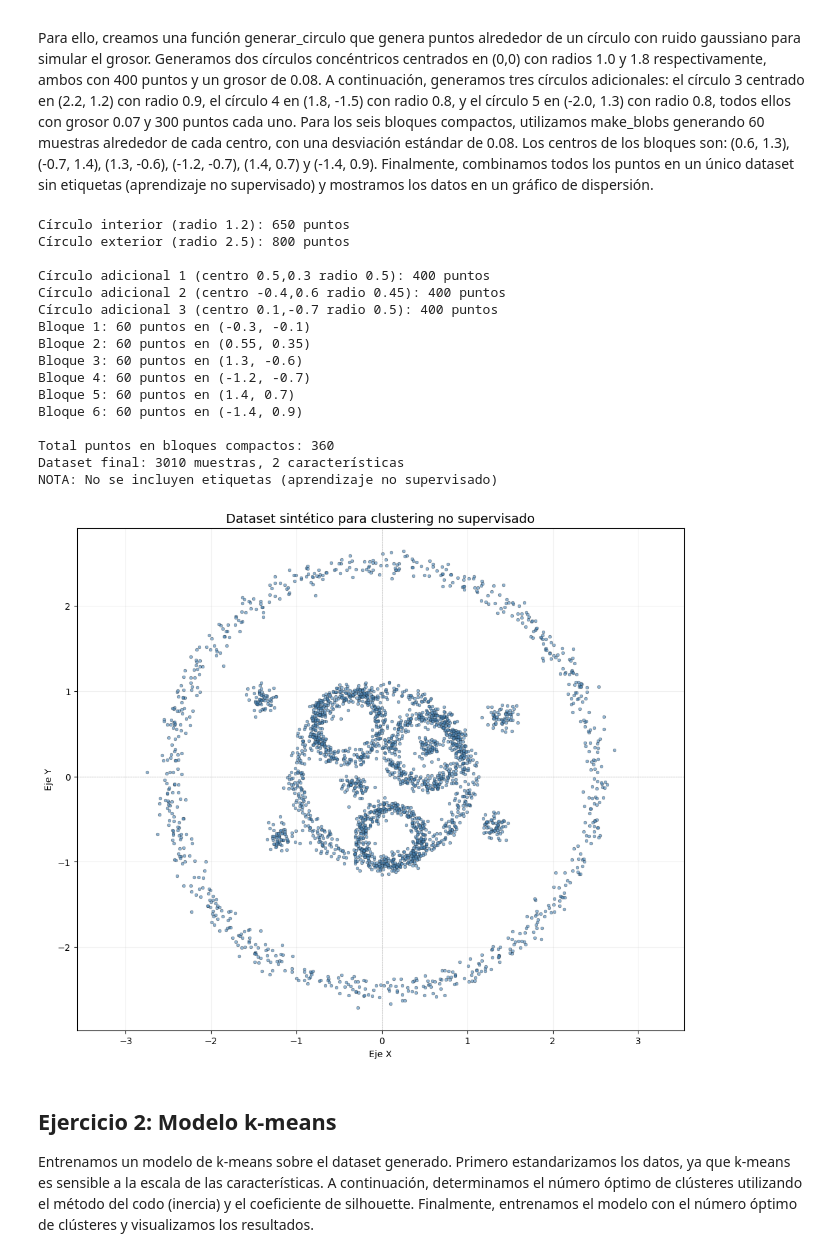
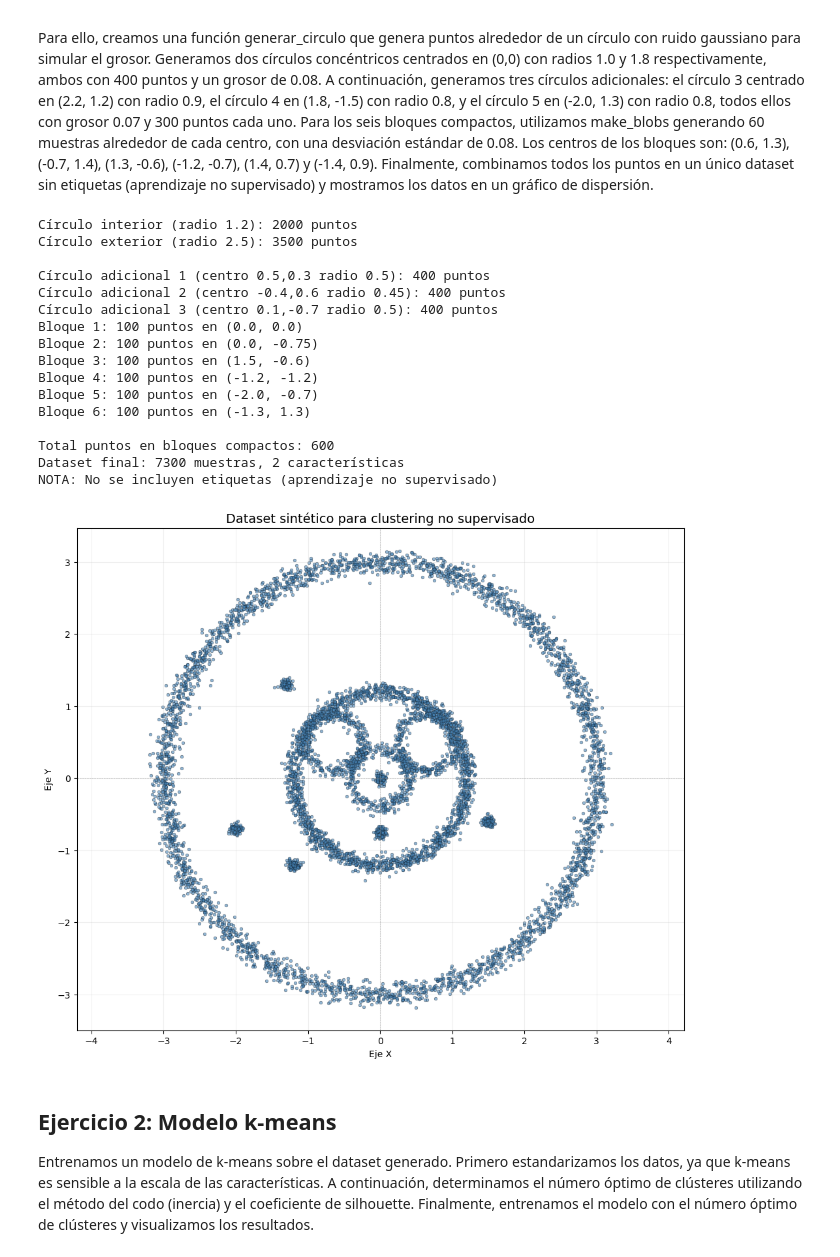
Before and after one commit to alex-rubino-fernandez/machine-learning-activities, a Jupyter notebook: act2-unsupervised-clustering/gcd_aa2_act2_alex_rubino.ipynb, the cells around one changed output. Saved outputs shown, nothing was run; the diff lists cells and outputs as text; code cells hidden in the pictures.

```diff
--- a/act2-unsupervised-clustering/gcd_aa2_act2_alex_rubino.ipynb
+++ b/act2-unsupervised-clustering/gcd_aa2_act2_alex_rubino.ipynb
@@ -39,20 +39,20 @@ def generar_circulo(centro_x, centro_y, radio, n_puntos, grosor):
     return np.column_stack([x, y])
 
 # Dos círculos concéntricos en (0,0)
-circulo_int = generar_circulo(0, 0, 1, 650, 0.06)   # círculo interior
-circulo_ext = generar_circulo(0, 0, 2.5, 800, 0.08)   # círculo exterior
+circulo_int = generar_circulo(0, 0, 1.2, 2000, 0.06)   # círculo interior
+circulo_ext = generar_circulo(0, 0, 3.0, 3500, 0.08)   # círculo exterior
 
 print(f"Círculo interior (radio 1.2): {circulo_int.shape[0]} puntos")
 print(f"Círculo exterior (radio 2.5): {circulo_ext.shape[0]} puntos")
 
 # Círculo 1: centrado en (0.5, 0.3) con radio 0.40
-circulo_adicional1 = generar_circulo(0.5, 0.3, 0.4, 400, 0.05)
+circulo_adicional1 = generar_circulo(0.65, 0.5, 0.4, 400, 0.05)
 
 # Círculo 2: centrado en (-0.4, 0.6) con radio 0.40
-circulo_adicional2 = generar_circulo(-0.4, 0.6, 0.4, 400, 0.05)
+circulo_adicional2 = generar_circulo(-0.65, 0.5, 0.4, 400, 0.05)
 
-# Círculo 3: centrado en (0.1, -0.7) con radio 0.35 (se corta con los anteriores)
-circulo_adicional3 = generar_circulo(0.1, -0.7, 0.35, 400, 0.05)
+# Círculo 3: centrado en (0.1, -0.7) con radio 0.40
+circulo_adicional3 = generar_circulo(0.0, 0.0, 0.40, 400, 0.05)
 
 print(f"\nCírculo adicional 1 (centro 0.5,0.3 radio 0.5): {circulo_adicional1.shape[0]} puntos")
 print(f"Círculo adicional 2 (centro -0.4,0.6 radio 0.45): {circulo_adicional2.shape[0]} puntos")
@@ -60,55 +60,55 @@ print(f"Círculo adicional 3 (centro 0.1,-0.7 radio 0.5): {circulo_adicional3.sh
 
 # Posiciones de los 6 bloques compactos
 centros_blobs = [
-    (-0.3, -0.1), (0.55, 0.35), (1.3, -0.6),
-    (-1.2, -0.7), (1.4, 0.7), (-1.4, 0.9)
+    (0.0, 0.0), (0.0, -0.75), (1.5, -0.6),
+    (-1.2, -1.2), (-2.0, -0.7), (-1.3, 1.3)
 ]
 
 bloques = []
 for i, centro in enumerate(centros_blobs):
-    blob, _ = make_blobs(n_samples=60, centers=[centro], cluster_std=0.08, n_features=2)
+    blob, _ = make_blobs(n_samples=100, centers=[centro], cluster_std=0.04, n_features=2)
     bloques.append(blob)
     print(f"Bloque {i+1}: {blob.shape[0]} puntos en {centro}")
 
 # Unir todos los bloques en un solo array
 bloques_compactos = np.vstack(bloques)
 print(f"\nTotal puntos en bloques compactos: {bloques_compactos.shape[0]}")
 # Unir todos los componentes
 X = np.vstack([circulo_int, circulo_ext, circulo_adicional1, circulo_adicional2, circulo_adicional3, bloques_compactos])
 
 print(f"Dataset final: {X.shape[0]} muestras, {X.shape[1]} características")
 print("NOTA: No se incluyen etiquetas (aprendizaje no supervisado)")
 
 plt.figure(figsize=(12, 10))
 
 plt.scatter(X[:, 0], X[:, 1], s=12, alpha=0.6, c='steelblue', edgecolors='k', linewidth=0.3)
 
 plt.title('Dataset sintético para clustering no supervisado', fontsize=14)
 plt.xlabel('Eje X')
 plt.ylabel('Eje Y')
 plt.axhline(0, color='gray', linestyle='--', linewidth=0.5, alpha=0.5)
 plt.axvline(0, color='gray', linestyle='--', linewidth=0.5, alpha=0.5)
 plt.axis('equal')
 plt.grid(alpha=0.2)
 plt.show()
 # %% [output]
-Círculo interior (radio 1.2): 650 puntos
-Círculo exterior (radio 2.5): 800 puntos
+Círculo interior (radio 1.2): 2000 puntos
+Círculo exterior (radio 2.5): 3500 puntos
 
 Círculo adicional 1 (centro 0.5,0.3 radio 0.5): 400 puntos
 Círculo adicional 2 (centro -0.4,0.6 radio 0.45): 400 puntos
 Círculo adicional 3 (centro 0.1,-0.7 radio 0.5): 400 puntos
-Bloque 1: 60 puntos en (-0.3, -0.1)
-Bloque 2: 60 puntos en (0.55, 0.35)
-Bloque 3: 60 puntos en (1.3, -0.6)
-Bloque 4: 60 puntos en (-1.2, -0.7)
-Bloque 5: 60 puntos en (1.4, 0.7)
-Bloque 6: 60 puntos en (-1.4, 0.9)
+Bloque 1: 100 puntos en (0.0, 0.0)
+Bloque 2: 100 puntos en (0.0, -0.75)
+Bloque 3: 100 puntos en (1.5, -0.6)
+Bloque 4: 100 puntos en (-1.2, -1.2)
+Bloque 5: 100 puntos en (-2.0, -0.7)
+Bloque 6: 100 puntos en (-1.3, 1.3)
 
-Total puntos en bloques compactos: 360
-Dataset final: 3010 muestras, 2 características
+Total puntos en bloques compactos: 600
+Dataset final: 7300 muestras, 2 características
 NOTA: No se incluyen etiquetas (aprendizaje no supervisado)
-[figure, old version]
+[figure, new version]
 # %% [markdown]
 ## Ejercicio 2: Modelo k-means
 
```
Also changed, not shown: parts of 16 cells of this notebook, 1 other file.
